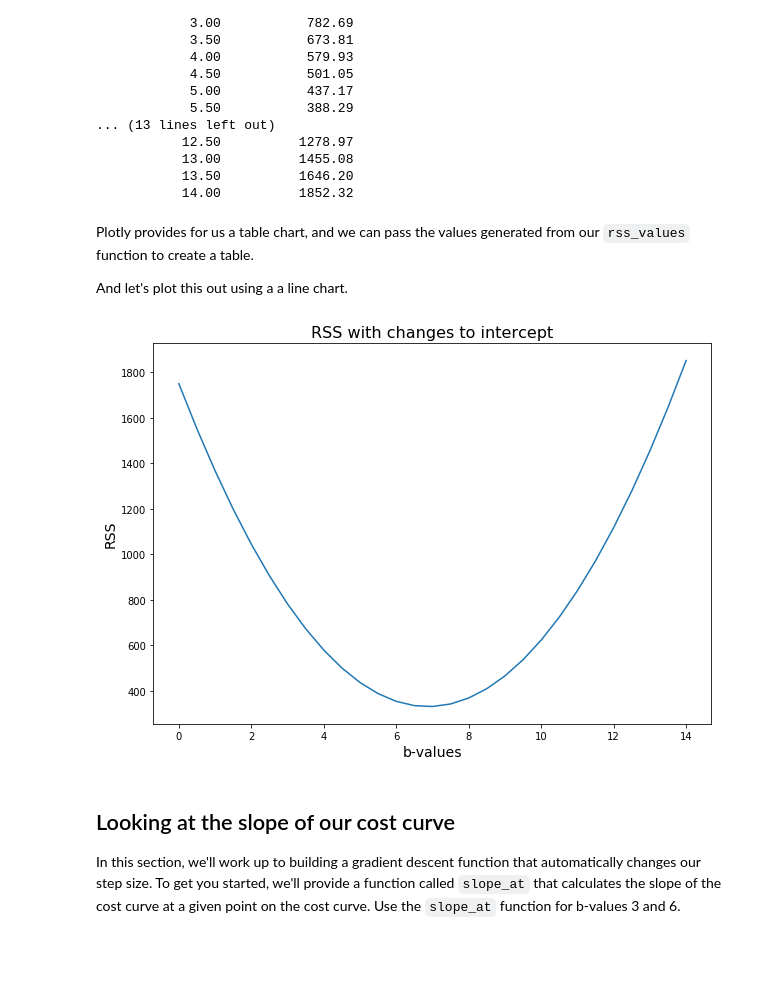
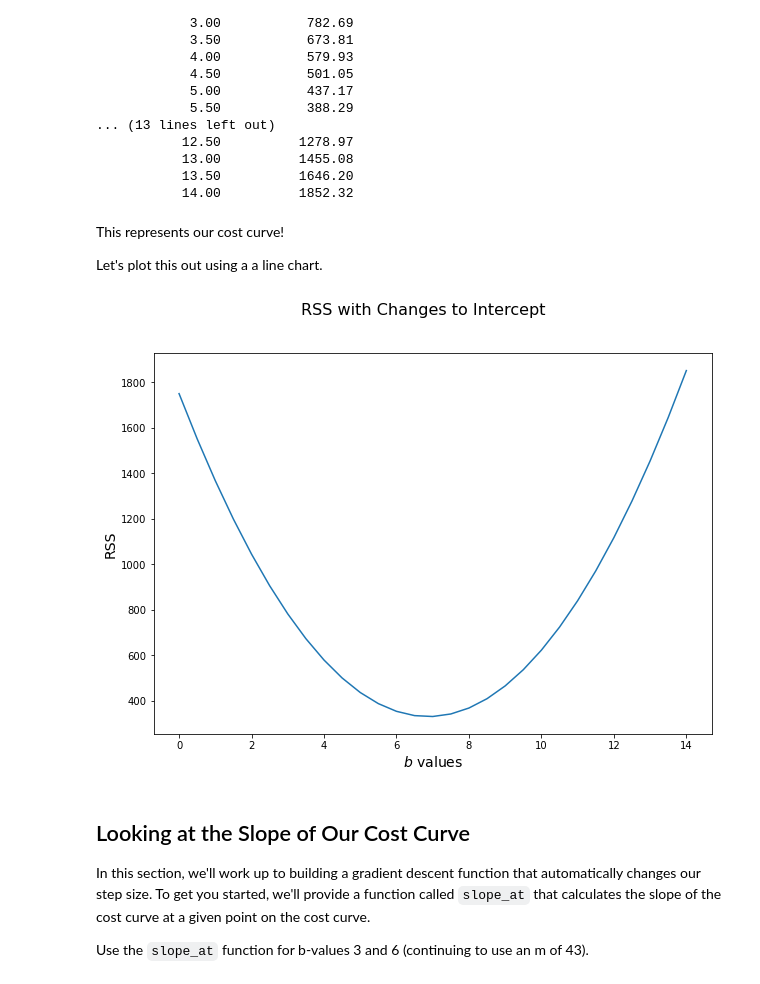
Before and after one commit to learn-co-curriculum/dsc-gradient-descent-step-sizes-lab, a Jupyter notebook: index.ipynb, the cells around one changed output. Saved outputs shown, nothing was run; the diff lists cells and outputs as text; code cells hidden in the pictures; blank space fills up the shorter version.

Commit message:
improve scaffolding, add visualizations

```diff
--- a/index.ipynb
+++ b/index.ipynb
@@ -131,0 +139,15 @@ Now loop over a list with $b$ values between 0 and 14 with steps of 0.5. Store i
+# %%
+# Replace None with appropriate code
+def rss_values(x_values, y_values, m, b_values):
+    # Make a NumPy array to contain the data
+    None
+
+    # Loop over all of the values in b_values
+    for idx, b_val in enumerate(b_values):
+        # Add the current b value and associated RSS to the
+        # NumPy array
+        None
+        None
+
+    # Return the NumPy array
+    None
@@ -131,0 +215,4 @@ Now loop over a list with $b$ values between 0 and 14 with steps of 0.5. Store i
+# %%
+# __SOLUTION__
+b_val = np.arange(0, 14.5, step=0.5)
+b_val
@@ -132,14 +229,11 @@ Now loop over a list with $b$ values between 0 and 14 with steps of 0.5. Store i
 # %%
-import sys
-b_val = list(range(0, 15, 1))
-bval_RSS = None
-np.savetxt(sys.stdout, bval_RSS, '%16.2f')  #this line is to round your result, which will make things look nicer.
+# Replace None with appropriate code
+bval_rss = None
+np.savetxt(sys.stdout, bval_rss, '%16.2f') # this line is to round your result, which will make things look nicer.
 # %%
 # __SOLUTION__
-import sys
-b_val = list(range(0, 15, 1))
-bval_RSS = rss_values(x,y,43,b_val)
-np.savetxt(sys.stdout, bval_RSS, '%16.2f')
+bval_rss = rss_values(x, y, 43, b_val)
+np.savetxt(sys.stdout, bval_rss, '%16.2f') # this line is to round your result, which will make things look nicer.
 # %% [output]
             0.00          1750.97
             0.50          1552.09
@@ -158,8 +252,8 @@ np.savetxt(sys.stdout, bval_RSS, '%16.2f')
            13.00          1455.08
            13.50          1646.20
            14.00          1852.32
-# %% [markdown]
-Plotly provides for us a table chart, and we can pass the values generated from our `rss_values` function to create a table.
-
-And let's plot this out using a a line chart.
+# %% [markdown]
+This represents our cost curve!
+
+Let's plot this out using a a line chart.
 # %%
@@ -171,16 +265,18 @@ plt.title("RSS with changes to intercept", fontsize=16);
 # %%
 # __SOLUTION__
-plt.figure(figsize=(10,7))
-plt.plot(bval_RSS[:,0], bval_RSS[:,1], '-')
-plt.xlabel("b-values", fontsize=14)
-plt.ylabel("RSS", fontsize=14)
-plt.title("RSS with changes to intercept", fontsize=16);
+fig, ax = plt.subplots(figsize=(10,7))
+ax.plot(bval_rss[:,0], bval_rss[:,1])
+ax.set_xlabel(r'$b$ values', fontsize=14)
+ax.set_ylabel("RSS", fontsize=14)
+fig.suptitle("RSS with Changes to Intercept", fontsize=16);
 # %% [output]
-[figure, old version]
+[figure, new version]
 # %% [markdown]
-## Looking at the slope of our cost curve
+## Looking at the Slope of Our Cost Curve
 
-In this section, we'll work up to building a gradient descent function that automatically changes our step size.  To get you started, we'll provide a function called `slope_at` that calculates the slope of the cost curve at a given point on the cost curve. Use the `slope_at` function for b-values 3 and 6.
+In this section, we'll work up to building a gradient descent function that automatically changes our step size.  To get you started, we'll provide a function called `slope_at` that calculates the slope of the cost curve at a given point on the cost curve.
+
+Use the `slope_at` function for b-values 3 and 6 (continuing to use an m of 43).
 # %%
 def slope_at(x_values, y_values, m, b):
     delta = .001
```
Also changed, not shown: parts of 73 cells of this notebook, 8 other files.
